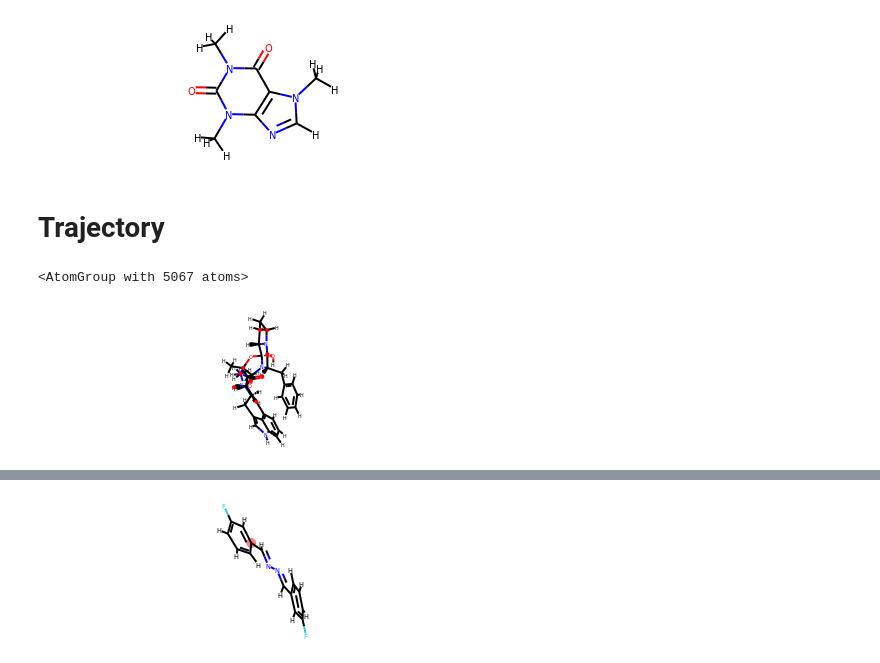
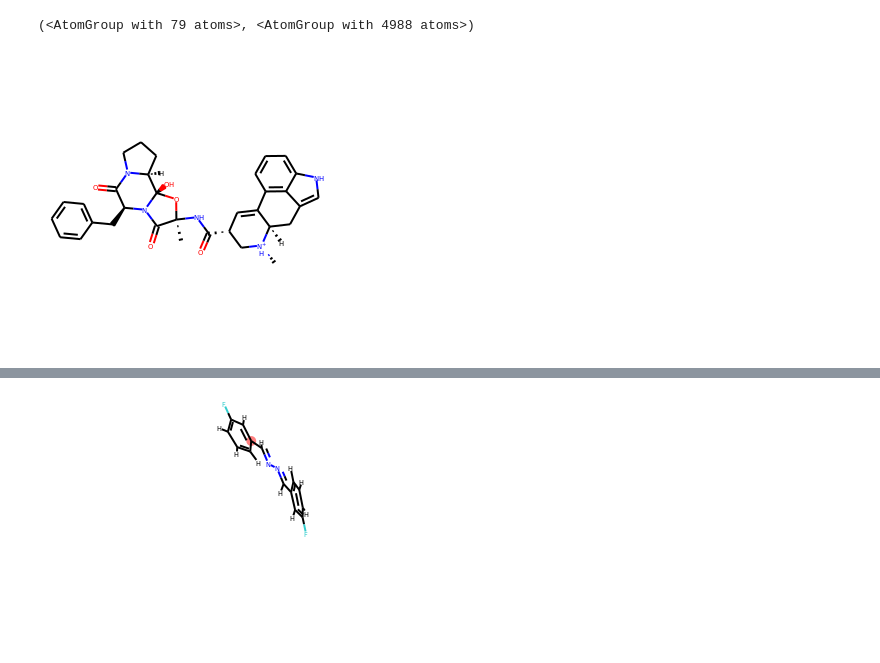
Before and after one commit to chemosim-lab/ProLIF, a Jupyter notebook: notebooks/demo.ipynb, the cells around one changed output, grey strips where cells are left out. Drawn from its saved outputs; the diff is of its cells as text; code cells hidden in the pictures; blank space fills up the shorter version.

```diff
--- a/notebooks/demo.ipynb
+++ b/notebooks/demo.ipynb
@@ -41,20 +19,17 @@ m["UNK1"]
-# %%
-m[0]
-# %% [output]
-[figure, removed]
-# %% [markdown]
-# Trajectory
 # %%
 # load traj
-u = mda.Universe(prolif.datafiles.TOP, prolif.datafiles.TRAJ)
-ag = u.atoms
-ag
+u = mda.Universe(plf.datafiles.TOP, plf.datafiles.TRAJ)
+prot = u.select_atoms("protein")
+lig = u.select_atoms("resname LIG")
+pmol = plf.Molecule.from_mda(prot)
+lmol = plf.Molecule.from_mda(lig)
-# %% [output]
-<AtomGroup with 5067 atoms>
-# %%
-lig = ag.select_atoms("resname ERM")
-prot = ag.select_atoms("protein")
-prot_mol = prolif.Molecule(prot.convert_to("RDKIT"))
-lig.convert_to("RDKIT")
-# %% [output]
-[figure, removed]
+# %%
+lig, prot
+# %% [output]
+(<AtomGroup with 79 atoms>, <AtomGroup with 4988 atoms>)
+# %%
+mol = Chem.RemoveHs(lmol)
+mol.RemoveAllConformers()
+Draw.MolToImage(mol)
+# %% [output]
+[figure, added]
```
Also changed, not shown: parts of 36 cells of this notebook, 23 other files.
